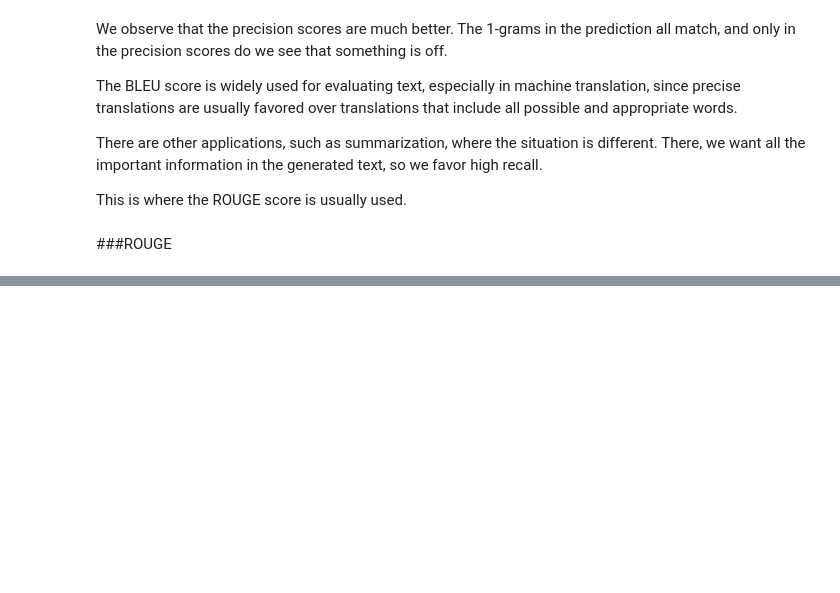
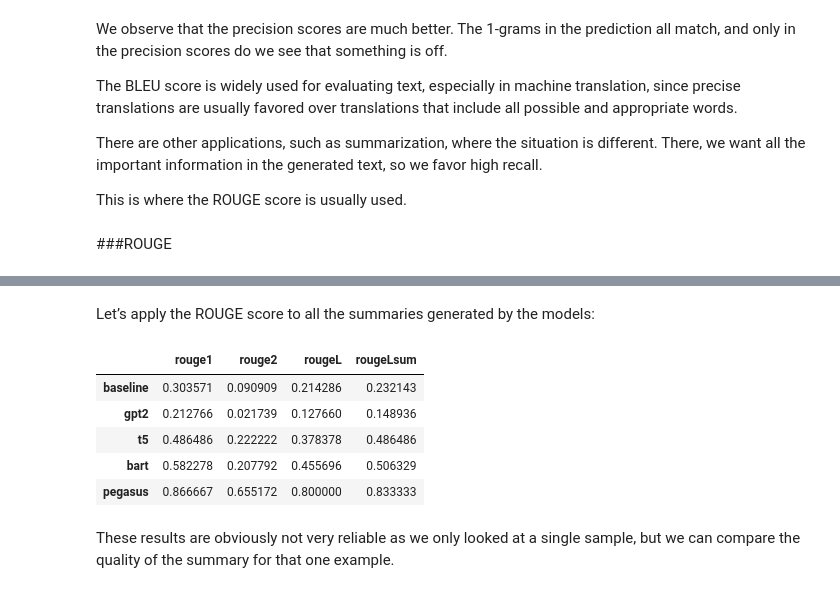
Before and after one commit to rahiakela/transformers-research-and-practice, a Jupyter notebook: natural-language-processing-with-transformers/06-summarization/summarization.ipynb, the cells around one changed output, grey strips where cells are left out. Drawn from its saved outputs; the diff is of its cells as text; code cells hidden in the pictures; blank space fills up the shorter version.

```diff
--- a/natural-language-processing-with-transformers/06-summarization/summarization.ipynb
+++ b/natural-language-processing-with-transformers/06-summarization/summarization.ipynb
@@ -323,0 +341,26 @@ This is where the ROUGE score is usually used.
+# %%
+rouge_metric = load_metric("rouge")
+# %% [markdown]
+Let’s apply the ROUGE score to all the summaries generated by the models:
+# %%
+reference = dataset["train"][1]["highlights"]
+records = []
+rouge_names = ["rouge1", "rouge2", "rougeL", "rougeLsum"]
+
+for model_name in summaries:
+  rouge_metric.add(prediction=summaries[model_name], reference=reference)
+  score = rouge_metric.compute()
+  rouge_dict = dict((rn, score[rn].mid.fmeasure) for rn in rouge_names)
+  records.append(rouge_dict)
+
+pd.DataFrame.from_records(records, index=summaries.keys())
+# %% [output]
+|  | rouge1 | rouge2 | rougeL | rougeLsum |
+| baseline | 0.303571 | 0.090909 | 0.214286 | 0.232143 |
+| gpt2 | 0.212766 | 0.021739 | 0.127660 | 0.148936 |
+| t5 | 0.486486 | 0.222222 | 0.378378 | 0.486486 |
+| bart | 0.582278 | 0.207792 | 0.455696 | 0.506329 |
+| pegasus | 0.866667 | 0.655172 | 0.800000 | 0.833333 |
+# %% [markdown]
+These results are obviously not very reliable as we only looked at a single sample, but
+we can compare the quality of the summary for that one example.
```
Also changed, not shown: parts of 3 cells of this notebook.
